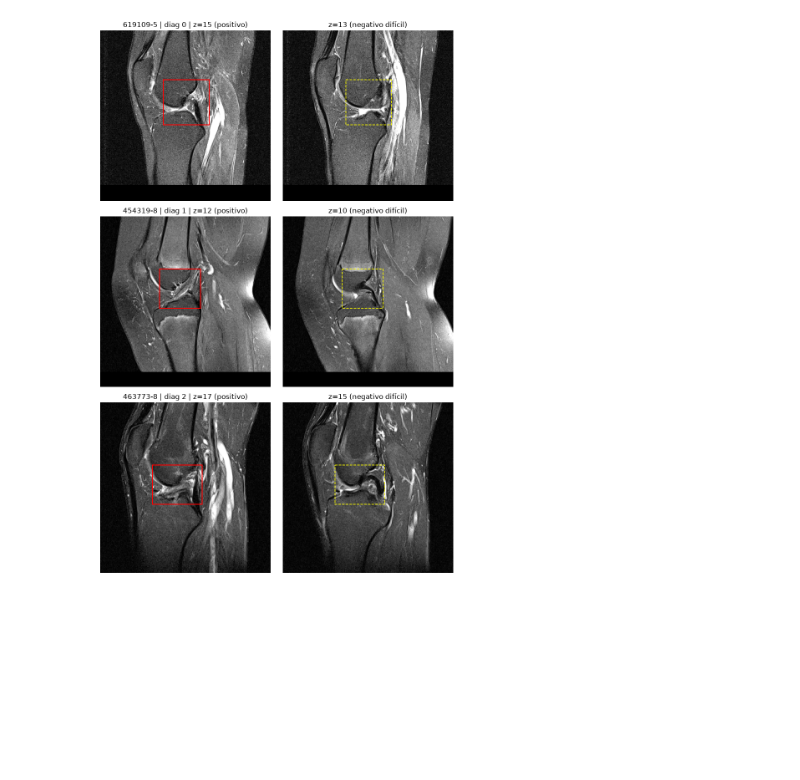
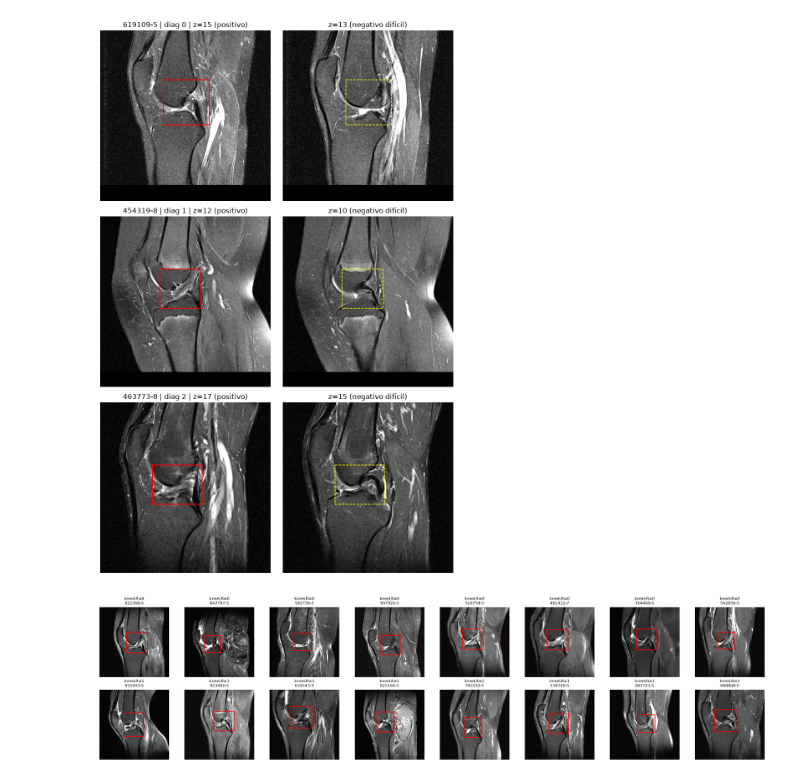
Before and after one commit to czuniga28/proyecto, a Jupyter notebook: notebooks/visualize_data.ipynb, the cells around one changed output. Drawn from its saved outputs; the diff is of its cells as text; code cells hidden in the pictures; blank space fills up the shorter version.

```diff
--- a/notebooks/visualize_data.ipynb
+++ b/notebooks/visualize_data.ipynb
@@ -172,3 +172,57 @@ plt.savefig(figs_dir / 'roi_check.png', dpi=150, bbox_inches='tight')
 plt.show()
 # %% [output]
 [figure]
+# %%
+import matplotlib.patches
+import matplotlib.pyplot as plt
+from matplotlib.patches import Rectangle
+import numpy as np
+import pandas as pd
+from pathlib import Path
+
+# 1. Cargue manifest.csv
+ROOT = Path.cwd() if (Path.cwd() / 'configs').exists() else Path.cwd().parent
+manifest = pd.read_csv(ROOT / 'datasets' / 'interim' / 'manifest.csv')
+processed_dir = ROOT / 'datasets' / 'processed'
+
+# 2. Tome 8 volúmenes de cada valor de kneeLR con sample(8, random_state=42)
+sampled = manifest.groupby('kneeLR').sample(8, random_state=42)
+
+# 4. Use una grilla de 2 filas × 8 columnas, una fila por valor de kneeLR
+fig, axes = plt.subplots(2, 8, figsize=(20, 5))
+
+for row_idx, (knee_val, group) in enumerate(sampled.groupby('kneeLR')):
+    for col_idx, (_, row) in enumerate(group.iterrows()):
+        ax = axes[row_idx, col_idx]
+        exam_id = int(row['examId'])
+        series_no = int(row['seriesNo'])
+
+        # 3. Para cada volumen, cargue datasets/processed/volumes/{examId}-{seriesNo}.npy
+        # y muestre el corte central de la caja (roiZ + roiDepth // 2) con cmap='gray'
+        vol_path = processed_dir / 'volumes' / f'{exam_id}-{series_no}.npy'
+        vol = np.load(vol_path).astype(np.float32)
+        z_center = int(row['roiZ'] + row['roiDepth'] // 2)
+        ax.imshow(vol[z_center], cmap='gray')
+
+        # Dibujando la caja con matplotlib.patches.Rectangle((roiX, roiY), roiWidth, roiHeight)
+        rect = matplotlib.patches.Rectangle(
+            (row['roiX'], row['roiY']),
+            row['roiWidth'],
+            row['roiHeight'],
+            fill=False,
+            edgecolor='red',
+            linewidth=1.5,
+        )
+        ax.add_patch(rect)
+        ax.set_title(f'kneeLR={knee_val}\n{exam_id}-{series_no}', fontsize=8)
+        ax.axis('off')
+
+plt.tight_layout()
+
+# 5. Guarde la figura con savefig('docs/entregable3/figs/kneeLR.png', dpi=150, bbox_inches='tight')
+figs_dir = ROOT / 'docs' / 'entregable3' / 'figs'
+figs_dir.mkdir(parents=True, exist_ok=True)
+plt.savefig('docs/entregable3/figs/kneeLR.png', dpi=150, bbox_inches='tight')
+plt.show()
+# %% [output]
+[figure, added]
```
Also changed, not shown: 5 other files.
